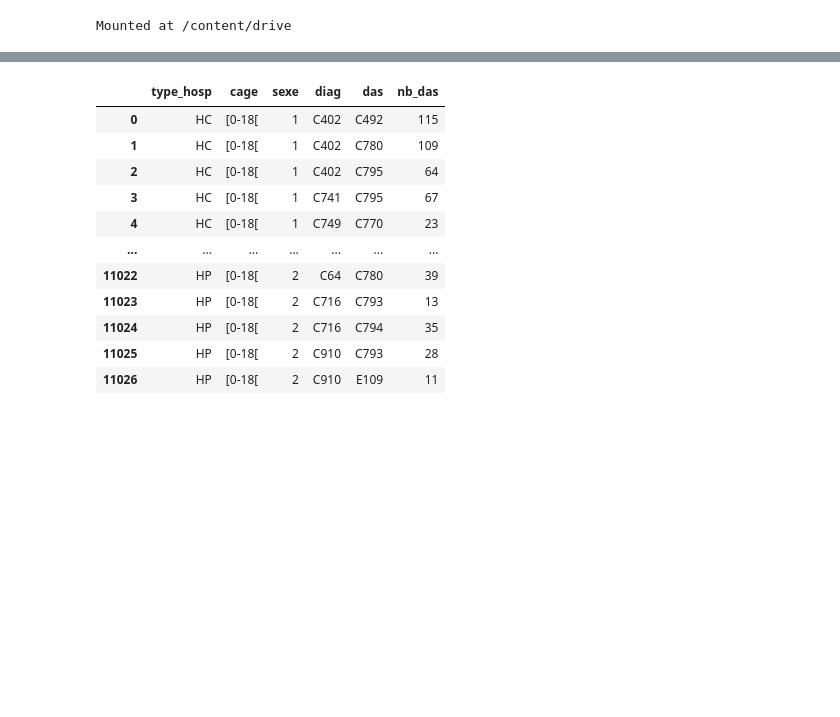
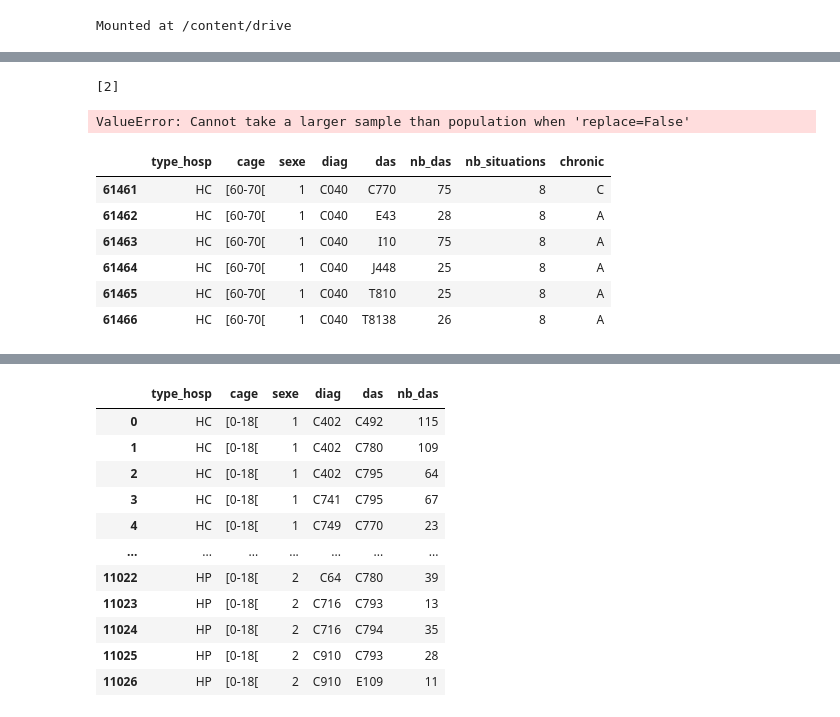
Before and after one commit to RemiFlicoteaux/hdbstudy, a Jupyter notebook: scenario_oncology.ipynb, the cells around one changed output, grey strips where cells are left out. Drawn from its saved outputs; the diff is of its cells as text; code cells hidden in the pictures; blank space fills up the shorter version.

```diff
--- a/scenario_oncology.ipynb
+++ b/scenario_oncology.ipynb
@@ -41,0 +61,7 @@ df_chronique = pd.read_excel(path_ref + "Affections chroniques.xlsx")
+# %%
+## Define DAS as chronical or acute
+## Keep only DAS from different ICD10 chapter of the DAS, except for Cancer metastases
+## Don't take Z codes
+## C = chronic, A= acute (possible complications)
+df_das = df_das[ ( (df_das.diag.str.slice(0,2)!=df_das.das.str.slice(0,2)) | (df_das.das.isin(codes_cancer_meta)) )  & (df_das.das.str.slice(0,1)!= "Z" ) ]
+df_das = df_das.assign(chronic = np.where(df_das.das.isin(icd10_chronic),"C","A"))
@@ -41,0 +88,25 @@ df_chronique = pd.read_excel(path_ref + "Affections chroniques.xlsx")
+# %%
+selection = df_das[(df_das.cage == situation.cage) & (df_das.diag==situation.diag) & (df_das.sexe==situation.sexe) & (df_das.type_hosp==situation.type_hosp) ]
+if len(selection) == 0:
+  selection = df_das[(df_das.cage == situation.cage) & (df_das.diag==situation.diag) & (df_das.sexe==situation.sexe)  ]
+  if len(selection) == 0:
+    selection = df_das_comp[(df_das_comp.categ==situation.diag[0:2]) & (df_das_comp.sexe==situation.sexe) ]
+
+## Between 0 and 3 comorbidities
+nb_co = np.random.randint(3, size=1)
+print(nb_co)
+selection[selection.chronic=="C"].sample(n=nb_co, replace=False, weights="nb_das")
+## Between 0 and 2 complications
+# %% [output]
+[2]
+ValueError: Cannot take a larger sample than population when 'replace=False'
+# %%
+selection
+# %% [output]
+|  | type_hosp | cage | sexe | diag | das | nb_das | nb_situations | chronic |
+| 61461 | HC | [60-70[ | 1 | C040 | C770 | 75 | 8 | C |
+| 61462 | HC | [60-70[ | 1 | C040 | E43 | 28 | 8 | A |
+| 61463 | HC | [60-70[ | 1 | C040 | I10 | 75 | 8 | A |
+| 61464 | HC | [60-70[ | 1 | C040 | J448 | 25 | 8 | A |
+| 61465 | HC | [60-70[ | 1 | C040 | T810 | 25 | 8 | A |
+| 61466 | HC | [60-70[ | 1 | C040 | T8138 | 26 | 8 | A |
```
Also changed, not shown: parts of 10 cells of this notebook.
